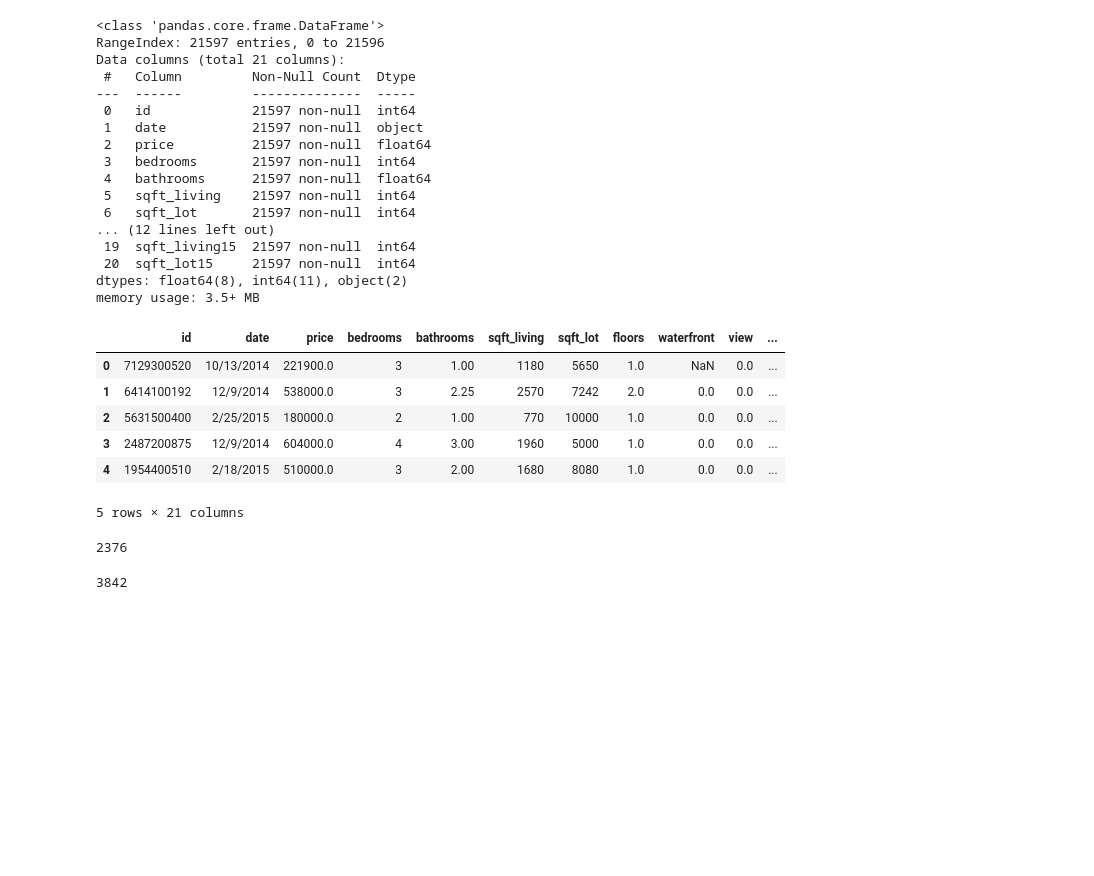
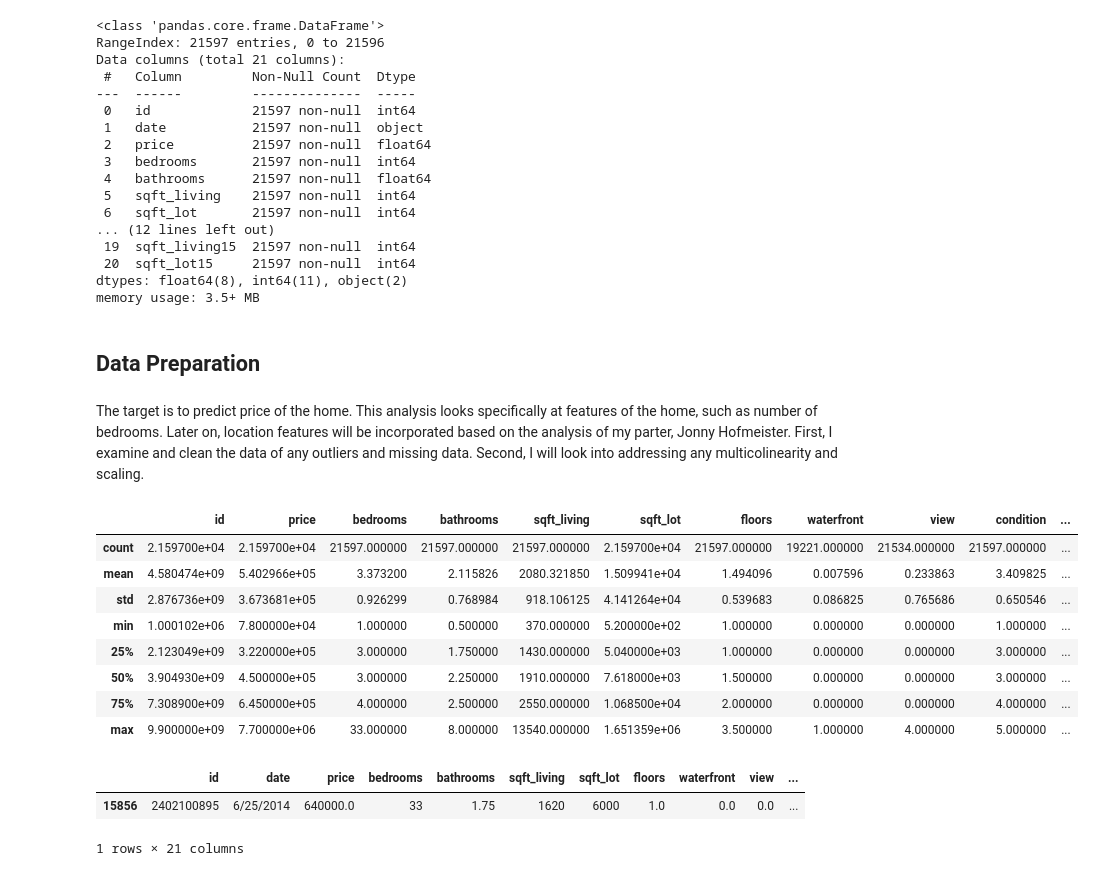
Before and after one commit to jonnyhof/kings_county_housing_analysis, a Jupyter notebook: king_county_housing_data_prep.ipynb, the cells around one changed output. Saved outputs shown, nothing was run; the diff lists cells and outputs as text; code cells hidden in the pictures; blank space fills up the shorter version.

```diff
--- a/king_county_housing_data_prep.ipynb
+++ b/king_county_housing_data_prep.ipynb
@@ -27,21 +49,26 @@ Data columns (total 21 columns):
  20  sqft_lot15     21597 non-null  int64
 dtypes: float64(8), int64(11), object(2)
 memory usage: 3.5+ MB
-# %%
-house_data.head()
-# %% [output]
-|  | id | date | price | bedrooms | bathrooms | sqft_living | sqft_lot | floors | waterfront | view | ... |
-| 0 | 7129300520 | 10/13/2014 | 221900.0 | 3 | 1.00 | 1180 | 5650 | 1.0 | NaN | 0.0 | ... |
-| 1 | 6414100192 | 12/9/2014 | 538000.0 | 3 | 2.25 | 2570 | 7242 | 2.0 | 0.0 | 0.0 | ... |
-| 2 | 5631500400 | 2/25/2015 | 180000.0 | 2 | 1.00 | 770 | 10000 | 1.0 | 0.0 | 0.0 | ... |
-| 3 | 2487200875 | 12/9/2014 | 604000.0 | 4 | 3.00 | 1960 | 5000 | 1.0 | 0.0 | 0.0 | ... |
-| 4 | 1954400510 | 2/18/2015 | 510000.0 | 3 | 2.00 | 1680 | 8080 | 1.0 | 0.0 | 0.0 | ... |
-5 rows × 21 columns
-# %%
-house_data['waterfront'].isna().sum()
-# %% [output]
-2376
-# %%
-house_data['yr_renovated'].isna().sum()
-# %% [output]
-3842
+# %% [markdown]
+## Data Preparation
+# %% [markdown]
+The target is to predict price of the home. This analysis looks specifically at features of the home, such as number of bedrooms. Later on, location features will be incorporated based on the analysis of my parter, Jonny Hofmeister. First, I examine and clean the data of any outliers and missing data. Second, I will look into addressing any multicolinearity and scaling.
+# %%
+df.describe()
+# %% [output]
+|  | id | price | bedrooms | bathrooms | sqft_living | sqft_lot | floors | waterfront | view | condition | ... |
+| count | 2.159700e+04 | 2.159700e+04 | 21597.000000 | 21597.000000 | 21597.000000 | 2.159700e+04 | 21597.000000 | 19221.000000 | 21534.000000 | 21597.000000 | ... |
+| mean | 4.580474e+09 | 5.402966e+05 | 3.373200 | 2.115826 | 2080.321850 | 1.509941e+04 | 1.494096 | 0.007596 | 0.233863 | 3.409825 | ... |
+| std | 2.876736e+09 | 3.673681e+05 | 0.926299 | 0.768984 | 918.106125 | 4.141264e+04 | 0.539683 | 0.086825 | 0.765686 | 0.650546 | ... |
+| min | 1.000102e+06 | 7.800000e+04 | 1.000000 | 0.500000 | 370.000000 | 5.200000e+02 | 1.000000 | 0.000000 | 0.000000 | 1.000000 | ... |
+| 25% | 2.123049e+09 | 3.220000e+05 | 3.000000 | 1.750000 | 1430.000000 | 5.040000e+03 | 1.000000 | 0.000000 | 0.000000 | 3.000000 | ... |
+| 50% | 3.904930e+09 | 4.500000e+05 | 3.000000 | 2.250000 | 1910.000000 | 7.618000e+03 | 1.500000 | 0.000000 | 0.000000 | 3.000000 | ... |
+| 75% | 7.308900e+09 | 6.450000e+05 | 4.000000 | 2.500000 | 2550.000000 | 1.068500e+04 | 2.000000 | 0.000000 | 0.000000 | 4.000000 | ... |
+| max | 9.900000e+09 | 7.700000e+06 | 33.000000 | 8.000000 | 13540.000000 | 1.651359e+06 | 3.500000 | 1.000000 | 4.000000 | 5.000000 | ... |
+# %%
+#33 bedrooms is probably a typo...removing this from the dataset
+df[df['bedrooms'] == 33]
+# %% [output]
+|  | id | date | price | bedrooms | bathrooms | sqft_living | sqft_lot | floors | waterfront | view | ... |
+| 15856 | 2402100895 | 6/25/2014 | 640000.0 | 33 | 1.75 | 1620 | 6000 | 1.0 | 0.0 | 0.0 | ... |
+1 rows × 21 columns
```
Also changed, not shown: parts of 47 cells of this notebook.
